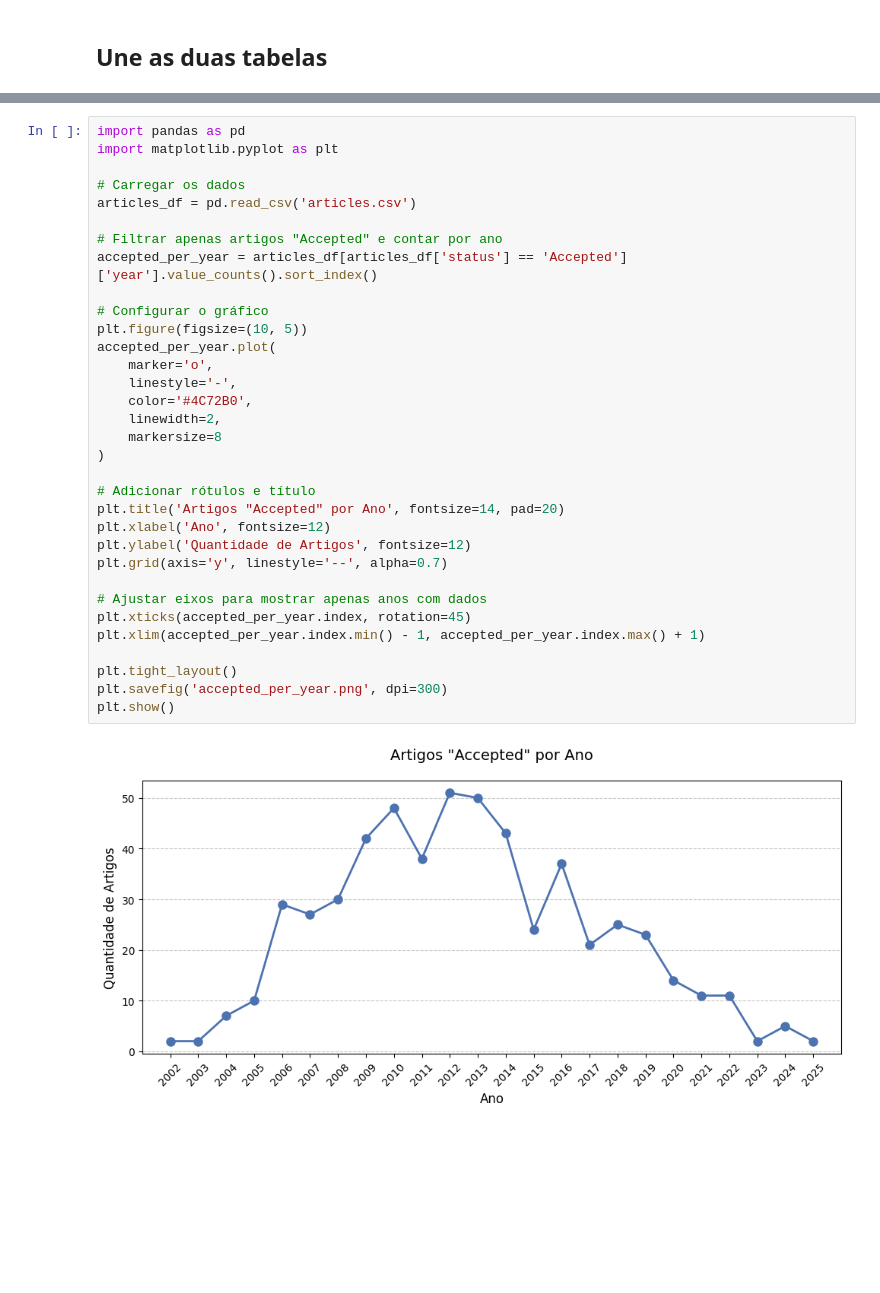
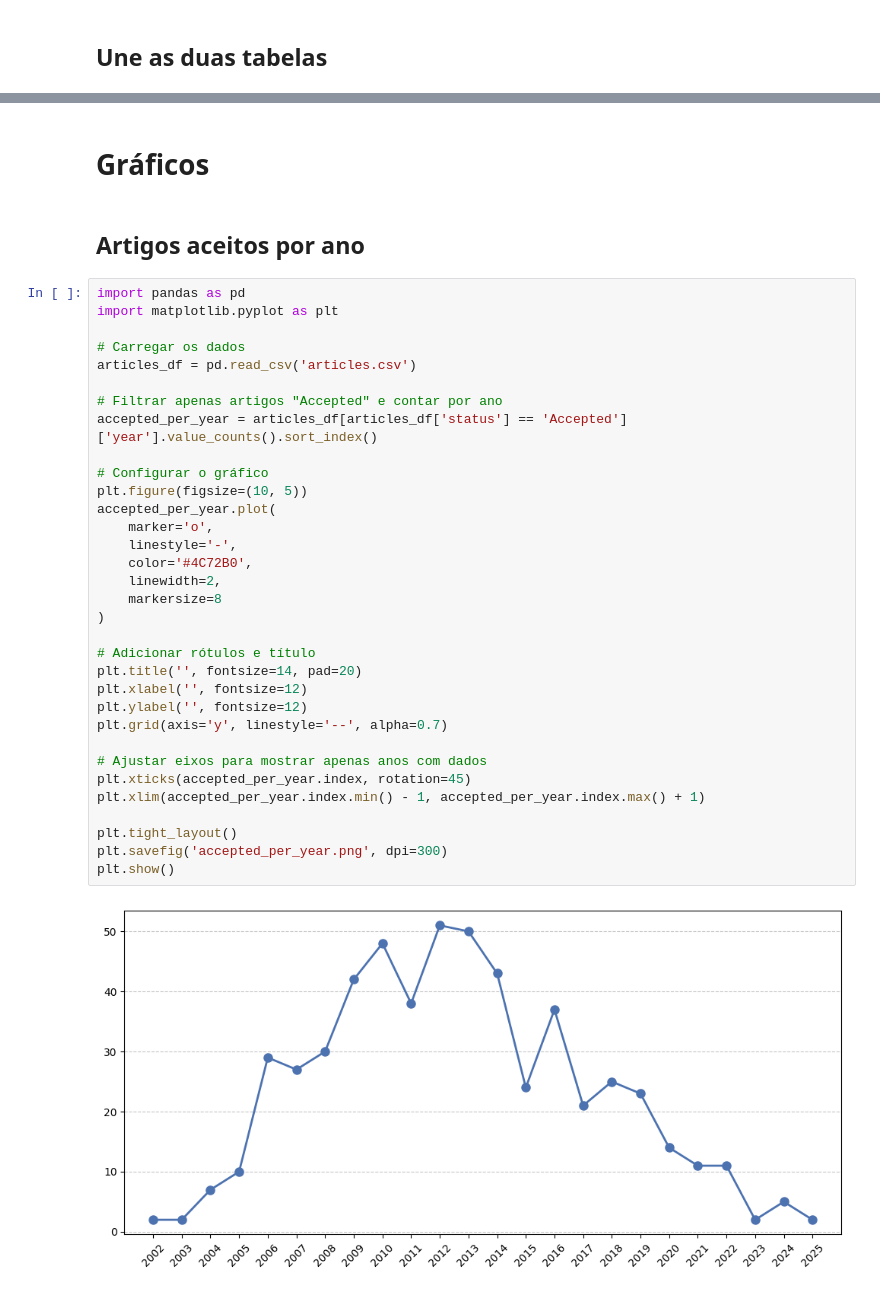
Before and after one commit to Guglis02/Tabletop-Data-Extraction, a Jupyter notebook: notebook.ipynb, the cells around one changed output, grey strips where cells are left out. Saved outputs shown, nothing was run; the diff lists cells and outputs as text; blank space fills up the shorter version.

Commit message:
Adiciona mais códigos de gráficos e tratamento no notebook

```diff
--- a/notebook.ipynb
+++ b/notebook.ipynb
@@ -45,35 +116,39 @@ ModuleNotFoundError: No module named 'pandas'
+# %% [markdown]
+# Gráficos
+# %% [markdown]
+## Artigos aceitos por ano
 # %%
 import pandas as pd
 import matplotlib.pyplot as plt
 
 # Carregar os dados
 articles_df = pd.read_csv('articles.csv')
 
 # Filtrar apenas artigos "Accepted" e contar por ano
 accepted_per_year = articles_df[articles_df['status'] == 'Accepted']['year'].value_counts().sort_index()
 
 # Configurar o gráfico
 plt.figure(figsize=(10, 5))
 accepted_per_year.plot(
     marker='o',
     linestyle='-',
     color='#4C72B0',
     linewidth=2,
     markersize=8
 )
 
 # Adicionar rótulos e título
-plt.title('Artigos "Accepted" por Ano', fontsize=14, pad=20)
-plt.xlabel('Ano', fontsize=12)
-plt.ylabel('Quantidade de Artigos', fontsize=12)
+plt.title('', fontsize=14, pad=20)
+plt.xlabel('', fontsize=12)
+plt.ylabel('', fontsize=12)
 plt.grid(axis='y', linestyle='--', alpha=0.7)
 
 # Ajustar eixos para mostrar apenas anos com dados
 plt.xticks(accepted_per_year.index, rotation=45)
 plt.xlim(accepted_per_year.index.min() - 1, accepted_per_year.index.max() + 1)
 
 plt.tight_layout()
 plt.savefig('accepted_per_year.png', dpi=300)
 plt.show()
 # %% [output]
-[figure, old version]
+[figure, new version]
```
Also changed, not shown: parts of 8 cells of this notebook.
